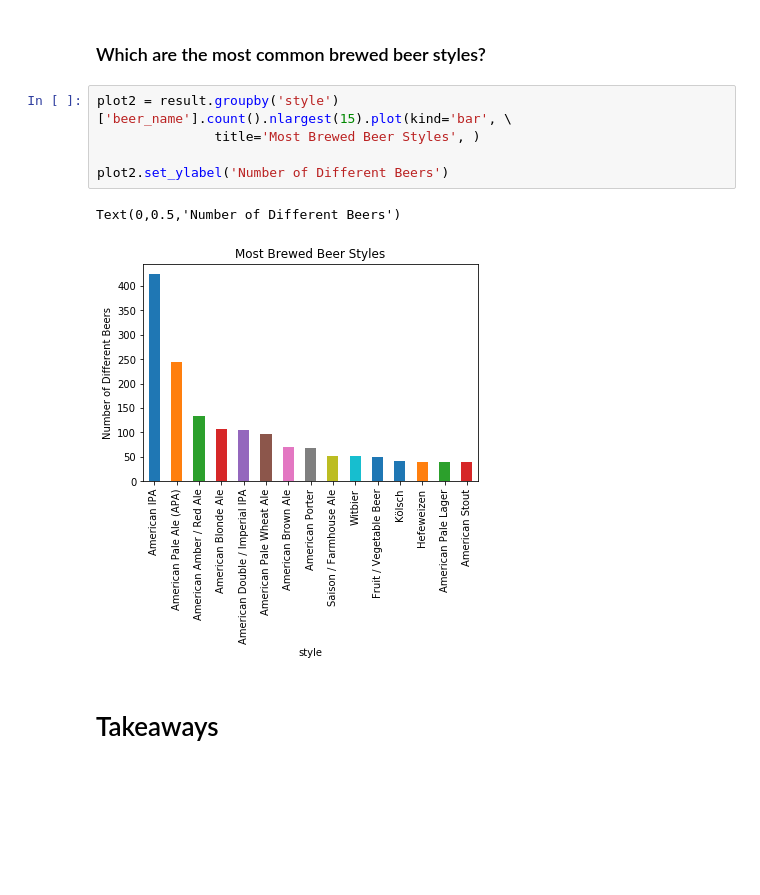
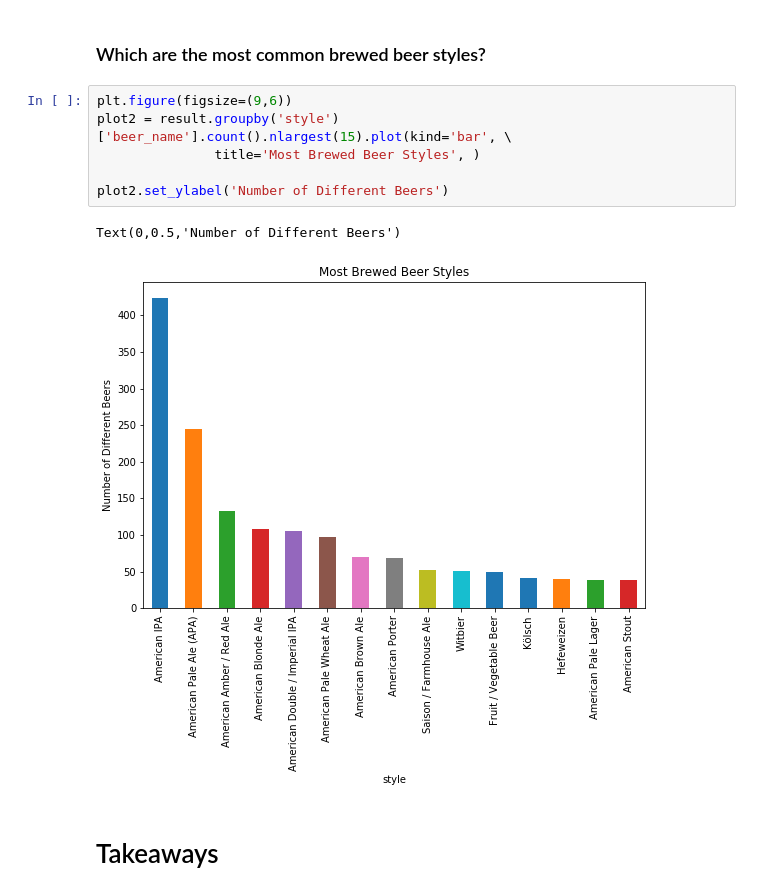
Before and after one commit to Nidhimidha/Jimmy-Wrangler-Data-Explorer, a Jupyter notebook: notebooks/JimmyWrangler.ipynb, the cells around one changed output. Cells and saved outputs as stored; diff of their text form; blank space fills up the shorter version.

```diff
--- a/notebooks/JimmyWrangler.ipynb
+++ b/notebooks/JimmyWrangler.ipynb
@@ -145,13 +126,14 @@ Text(0,0.5,'Number of breweries')
 # %% [markdown]
 ### Which are the most common brewed beer styles?
 # %%
+plt.figure(figsize=(9,6))
 plot2 = result.groupby('style')['beer_name'].count().nlargest(15).plot(kind='bar', \
                title='Most Brewed Beer Styles', )
 
 plot2.set_ylabel('Number of Different Beers')
 # %% [output]
 Text(0,0.5,'Number of Different Beers')
-[figure, old version]
+[figure, new version]
 # %% [markdown]
 # Takeaways
 # %% [markdown]
```
Also changed, not shown: parts of 5 cells of this notebook.
